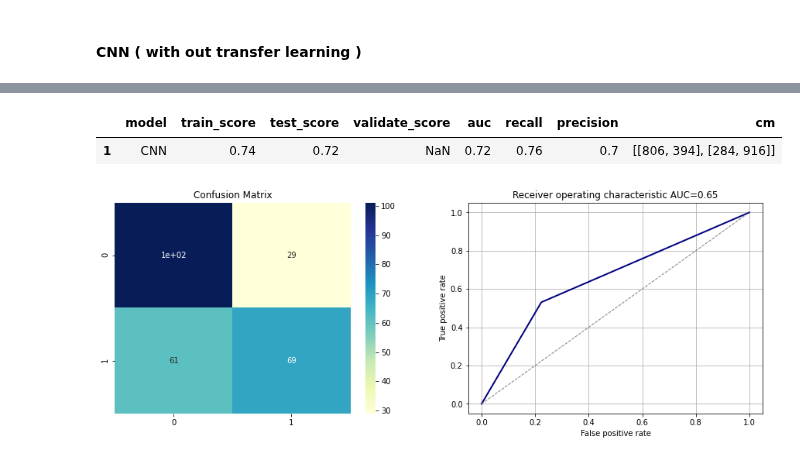
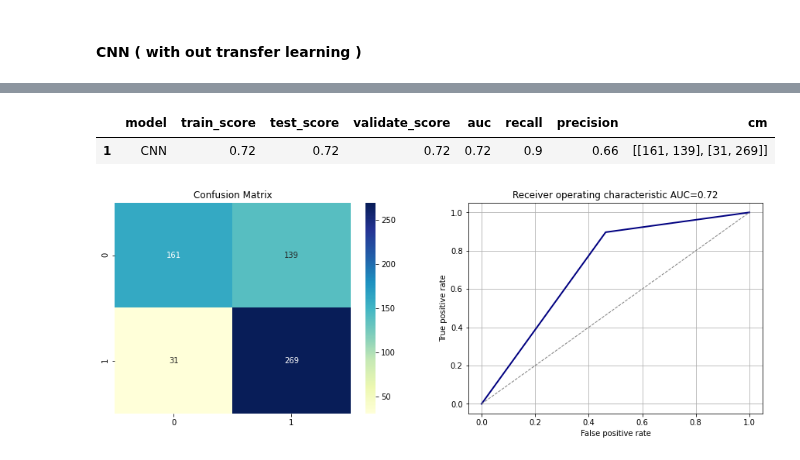
Before and after one commit to baalasangar/MLAI, a Jupyter notebook: 13_Capstone/Model_building_classification.ipynb, the cells around one changed output, grey strips where cells are left out. Cells and saved outputs as stored; diff of their text form; code cells hidden in the pictures.

```diff
--- a/13_Capstone/Model_building_classification.ipynb
+++ b/13_Capstone/Model_building_classification.ipynb
@@ -292,0 +295,15 @@ X_test min / max  0.0 1.0
+# %%
+f_resize = lambda x: np.array(x).reshape(-1, IMG_HEIGHT_WIDTH, IMG_HEIGHT_WIDTH, 1)
+
+X_train = f_resize(X_train)
+X_test = f_resize(X_test)
+X_validate = f_resize(X_validate)
+
+print("X_train data shape ", X_train.shape)
+print("y_train data shape ", y_train.shape)
+
+print("X_test data shape ", X_test.shape)
+print("y_test data shape ", y_test.shape)
+
+print("X_validate data shape ", X_validate.shape)
+print("y_validate data shape ", y_validate.shape)
@@ -614,36 +681,40 @@ Epoch 15/100
 # %%
-y_train_predict =  cnn_model.predict(X_train)
-y_train_predict = [1 if i >= 0.5 else 0 for i in y_train_predict]
+y_train_predict =  cnn_model.predict_classes(X_train)
+#y_train_predict = [1 if i >= 0.5 else 0 for i in y_train_predict]
 
 
-y_predict = cnn_model.predict(X_test)
-y_predict = [1 if i >= 0.5 else 0 for i in y_predict]
+y_test_predict = cnn_model.predict_classes(X_test)
+#y_predict = [1 if i >= 0.5 else 0 for i in y_predict]
+
+y_predict = cnn_model.predict_classes(X_validate)
+
 
 model_name = "CNN"
 
 metric = {
     "model":model_name,
     "train_score":round(accuracy_score(y_train,y_train_predict),2),
-    "test_score":round(accuracy_score(y_test,y_predict),2),
-    "auc":round(roc_auc_score(y_test,y_predict),2),
-    "recall":round(recall_score(y_test,y_predict),2),
-    "precision":round(precision_score(y_test,y_predict),2),
-    "cm":confusion_matrix(y_test,y_predict)
+    "test_score":round(accuracy_score(y_test,y_test_predict),2),
+    "validate_score":round(accuracy_score(y_validate,y_predict),2),
+    "auc":round(roc_auc_score(y_validate,y_predict),2),
+    "recall":round(recall_score(y_validate,y_predict),2),
+    "precision":round(precision_score(y_validate,y_predict),2),
+    "cm":confusion_matrix(y_validate,y_predict)
     }
 
 metrics_data = metrics_data.append(metric,ignore_index = True)
 metrics_data[metrics_data["model"] == model_name]
 # %% [output]
 |  | model | train_score | test_score | validate_score | auc | recall | precision | cm |
-| 1 | CNN | 0.74 | 0.72 | NaN | 0.72 | 0.76 | 0.7 | [[806, 394], [284, 916]] |
+| 1 | CNN | 0.72 | 0.72 | 0.72 | 0.72 | 0.9 | 0.66 | [[161, 139], [31, 269]] |
 # %%
 fig,ax = plt.subplots(nrows=1,ncols=2,figsize=(15, 5))
-sns.heatmap(confusion_matrix(y_test,y_predict),annot=True,ax=ax[0],cmap="YlGnBu")
+sns.heatmap(confusion_matrix(y_validate,y_predict),annot=True,ax=ax[0],cmap="YlGnBu",fmt="d")
 ax[0].set_title('Confusion Matrix');
-ax[1] = plot_roccurve(y_test,y_predict)
+ax[1] = plot_roccurve(y_validate,y_predict)
 plt.show()
 # %% [output]
-[figure, old version]
+[figure, new version]
 # %%
 metrics_data
 # %% [output]
```
Also changed, not shown: parts of 17 cells of this notebook.
